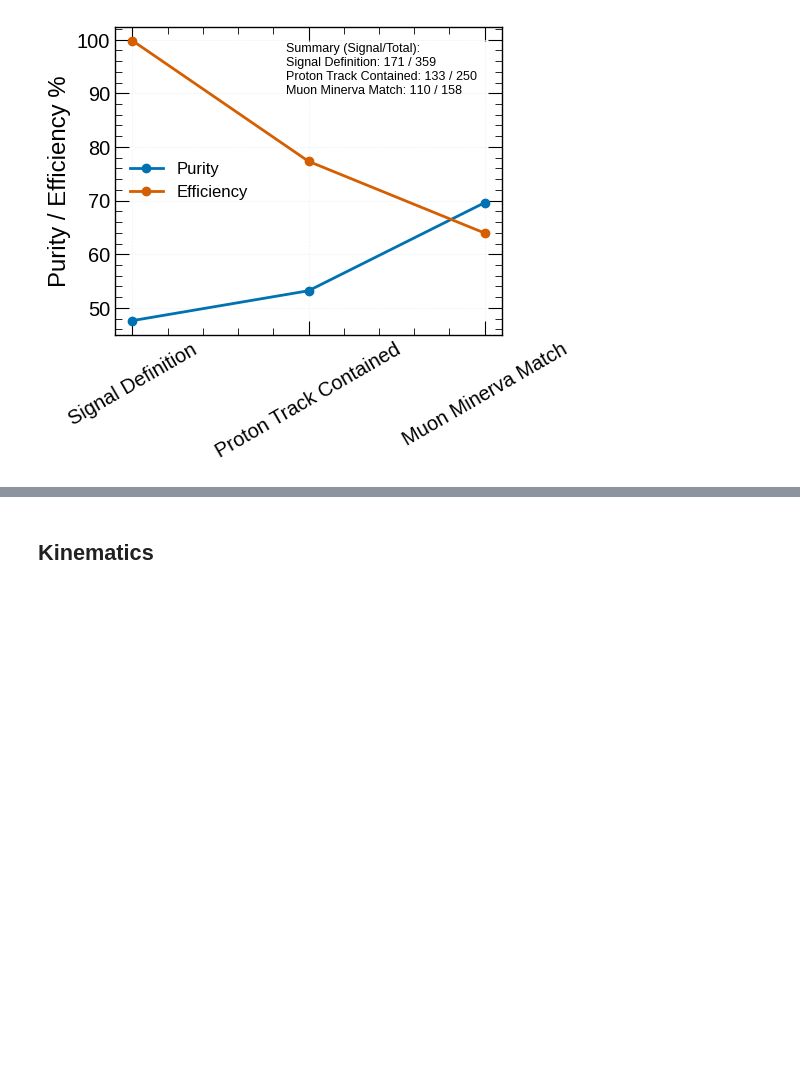
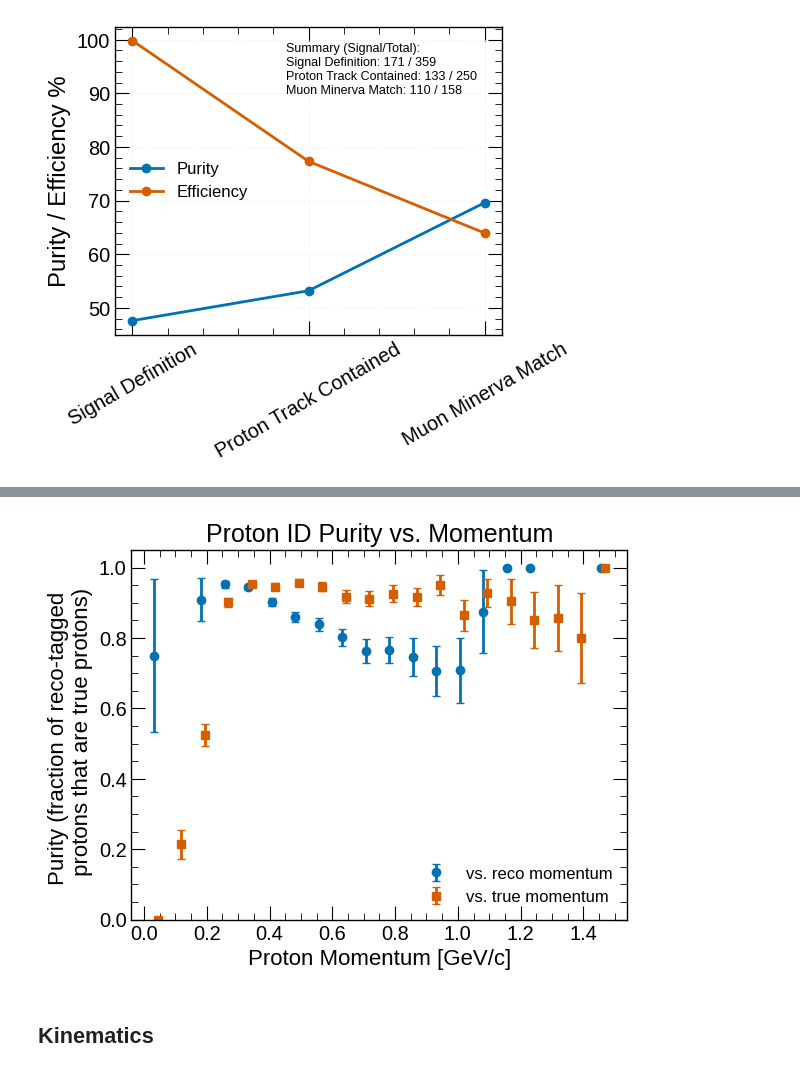
Before and after one commit to ZaeMoore/2x2_CAF, a Jupyter notebook: minirun/caf_analysis.ipynb, the cells around one changed output, grey strips where cells are left out. Drawn from its saved outputs; the diff is of its cells as text; code cells hidden in the pictures; blank space fills up the shorter version.

```diff
--- a/minirun/caf_analysis.ipynb
+++ b/minirun/caf_analysis.ipynb
@@ -817,3 +814,91 @@ print(count)
+# %%
+"""
+Proton ID Purity vs. momentum -- reco-binned AND true-binned, overlaid.
+
+purity(bin) = N(true_pdg == 2212 AND reco_pdg == 2212 in that momentum bin)
+              -----------------------------------------------------------
+              N(reco_pdg == 2212 in that momentum bin)
+
+The numerator (true protons among reco-tagged protons) is the same set of
+particles either way -- only how they get binned differs:
+  - "vs. reco momentum": bin by the particle's RECONSTRUCTED momentum
+  - "vs. true momentum":  bin by the SAME particles' TRUE momentum
+
+Comparing the two tells you whether purity holes track the detector's
+reconstructed momentum scale or the physical (true) momentum scale --
+they can differ because reco momentum is smeared/biased relative to truth.
+"""
+
+NBINS = 20
+XLO, XHI = 0.0, 1.5   # GeV/c, adjust to your momentum range
+
+# particles reco calls a proton
+reco_proton = df["reco_pdg"] == 2212
+# of those, which ones are actually a true proton
+true_match = df["true_pdg"] == 2212
+
+pmag_reco = df.loc[reco_proton, "reco_pmag"].to_numpy(dtype=float)
+pmag_true = df.loc[reco_proton, "true_pmag"].to_numpy(dtype=float)
+is_true_proton = true_match.loc[reco_proton].to_numpy()
+
+edges = np.linspace(XLO, XHI, NBINS + 1)
+centers = 0.5 * (edges[:-1] + edges[1:])
+
+
+def purity_curve(pmag, is_true_proton, edges, nbins):
+    """Purity + binomial error per bin, binning reco-tagged protons by `pmag`."""
+    bin_idx = np.searchsorted(edges, pmag, side="right") - 1
+
+    purity = np.full(nbins, np.nan)
+    err = np.full(nbins, np.nan)
+    n_per_bin = np.zeros(nbins, dtype=int)
+
+    for b in range(nbins):
+        sel = bin_idx == b
+        n = sel.sum()
+        n_per_bin[b] = n
+        if n == 0:
+            continue
+        k = is_true_proton[sel].sum()
+        p = k / n
+        purity[b] = p
+        # binomial standard error; 0 when the bin is 100% pure (or empty)
+        # rather than reporting a misleadingly small nonzero error
+        err[b] = np.sqrt(p * (1 - p) / n) if 0 < p < 1 else 0.0
+
+    return purity, err, n_per_bin
+
+
+purity_reco, err_reco, n_reco = purity_curve(pmag_reco, is_true_proton, edges, NBINS)
+purity_true, err_true, n_true = purity_curve(pmag_true, is_true_proton, edges, NBINS)
+
+fig, ax = plt.subplots()
+
+# small x-offset so the two sets of points/error bars don't sit exactly
+# on top of each other at shared bin centers
+dx = (edges[1] - edges[0]) * 0.08
+
+ax.errorbar(centers - dx, purity_reco, yerr=err_reco, fmt="o", color="#0072B2",
+            capsize=3, label="vs. reco momentum")
+ax.errorbar(centers + dx, purity_true, yerr=err_true, fmt="s", color="#D55E00",
+            capsize=3, label="vs. true momentum")
+
+ax.set_xlabel("Proton Momentum [GeV/c]", fontsize=16)
+ax.set_ylabel("Purity (fraction of reco-tagged \n protons that are true protons)",
+              fontsize=16)
+ax.set_ylim(0, 1.05)
+ax.set_title("Proton ID Purity vs. Momentum", fontsize=18)
+ax.legend()
+
+# annotate low-statistics bins so a noisy 100%/0% point isn't over-read
+# for c, p, n in zip(centers, purity_reco, n_reco):
+#     if not np.isnan(p) and n < 10:
+#         ax.annotate(f"n={n}", (c, p), textcoords="offset points",
+#                     xytext=(0, 8), ha="center", fontsize=7, color="gray")
+
+plt.show()
+# %% [output]
+[figure, added]
 # %% [markdown]
 ## Kinematics
 # %%
```
Also changed, not shown: parts of 18 cells of this notebook, 3 other files.
